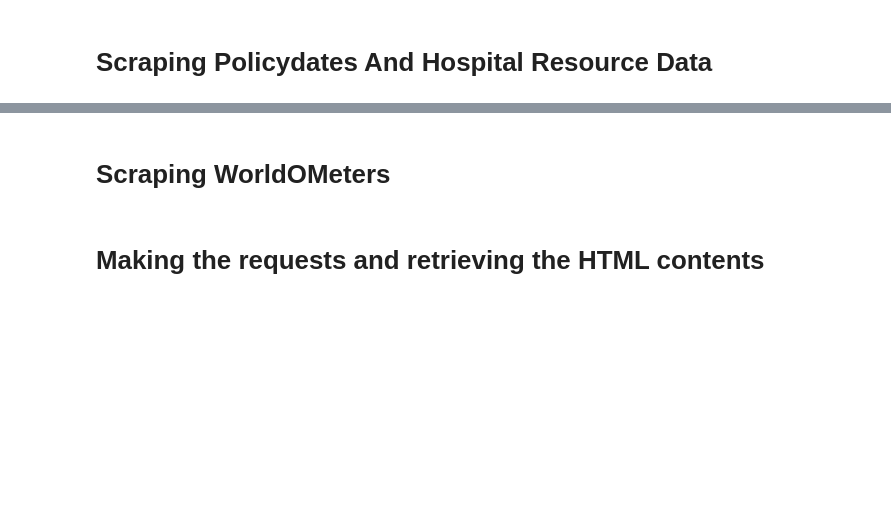
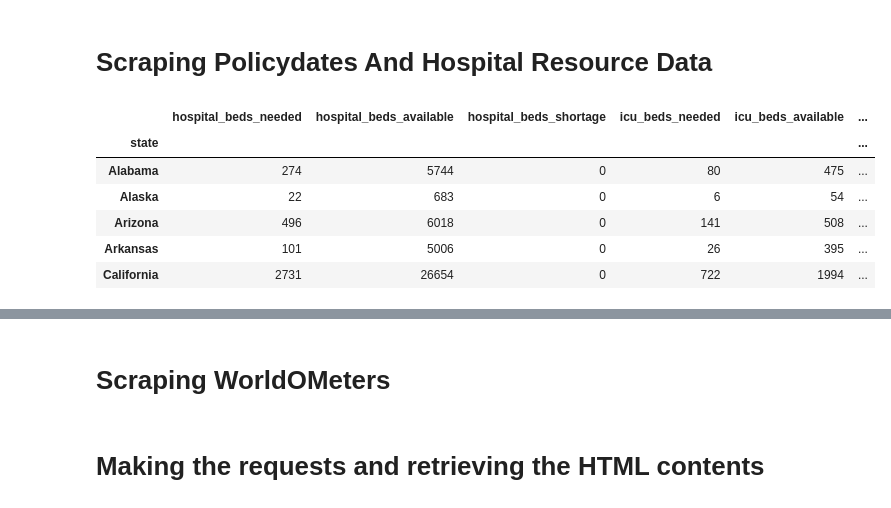
Before and after one commit to chunwong7/ETL-Project, a Jupyter notebook: ETL_Data_Cleanup.ipynb, the cells around one changed output, grey strips where cells are left out. Cells and saved outputs as stored; diff of their text form; code cells hidden in the pictures; blank space fills up the shorter version.

```diff
--- a/ETL_Data_Cleanup.ipynb
+++ b/ETL_Data_Cleanup.ipynb
@@ -219,6 +389,16 @@ resource_df = pd.DataFrame(covid19_healthdate_resources_bystate)
 #Setting the index for both dataframe to the states
 policydates_df = policydates_df.set_index('state')
 resource_df = resource_df.set_index('state')
+# %%
+resource_df.head()
+# %% [output]
+|  | hospital_beds_needed | hospital_beds_available | hospital_beds_shortage | icu_beds_needed | icu_beds_available | ... |
+| state |  |  |  |  |  | ... |
+| Alabama | 274 | 5744 | 0 | 80 | 475 | ... |
+| Alaska | 22 | 683 | 0 | 6 | 54 | ... |
+| Arizona | 496 | 6018 | 0 | 141 | 508 | ... |
+| Arkansas | 101 | 5006 | 0 | 26 | 395 | ... |
+| California | 2731 | 26654 | 0 | 722 | 1994 | ... |
 # %%
 #Grabbing the name of each columns from the policydates dataframe
 columns = policydates_df.columns
```
Also changed, not shown: parts of 29 cells of this notebook, 39 other files.
